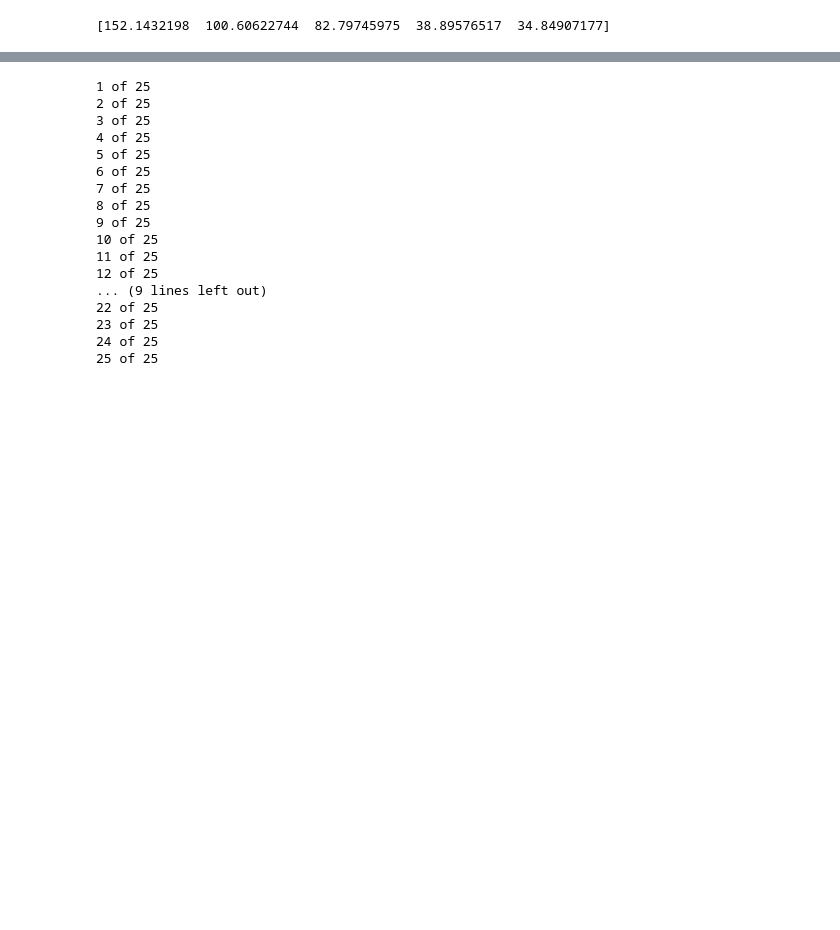
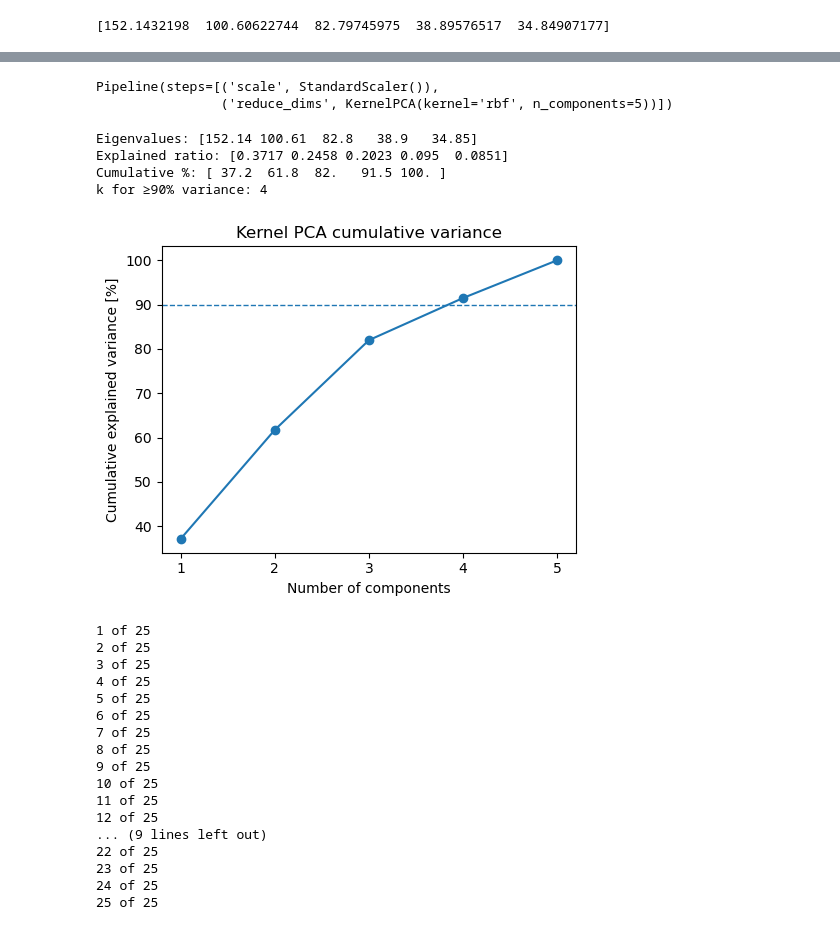
Before and after one commit to JavierLopatin/Wetland_Phenology_Python, a Jupyter notebook: 1_PCA.ipynb, the cells around one changed output, grey strips where cells are left out. Cells and saved outputs as stored; diff of their text form; code cells hidden in the pictures; blank space fills up the shorter version.

Commit message:
add cummulative kPCA variance

```diff
--- a/1_PCA.ipynb
+++ b/1_PCA.ipynb
@@ -178,0 +134,14 @@ Text(0.5, 0, 'Number of components')
+# %%
+# import datacube
+import numpy as np
+import rioxarray as rio
+import matplotlib.pyplot as plt
+import pickle, os
+#from sklearn.manifold import Isomap
+from sklearn.preprocessing import StandardScaler
+from sklearn.decomposition import PCA, KernelPCA
+from sklearn.pipeline import Pipeline
+# load pickle.dump(pipe, open("models/pipe_kernelPCA.pkl", "wb"))
+with open("/Volumes/Elements/Suisun/models/pipe_kernelPCA.pkl", "rb") as f:
+    pipe = pickle.load(f)
+print(type(pipe))
@@ -179,3 +158,46 @@ Text(0.5, 0, 'Number of components')
+# %%
+print(pipe)
+# %% [output]
+Pipeline(steps=[('scale', StandardScaler()),
+                ('reduce_dims', KernelPCA(kernel='rbf', n_components=5))])
+# %%
+# grab the fitted KernelPCA step
+kpca = pipe.named_steps['reduce_dims']
+
+# 1) eigenvalues (feature-space “variance” units)
+lam = kpca.eigenvalues_
+
+# 2) keep positive eigenvalues (KPCA can produce tiny negative ones numerically)
+lam_pos = lam[lam > 0]
+
+# 3) explained-variance ratio & cumulative percent
+ratio = lam_pos / lam_pos.sum()
+cum_pct = np.cumsum(ratio) * 100
+
+# 4) pick k for >= 90% cumulative variance
+k90 = int(np.argmax(cum_pct >= 90) + 1)
+
+print("Eigenvalues:", np.round(lam_pos, 2))
+print("Explained ratio:", np.round(ratio, 4))
+print("Cumulative %:", np.round(cum_pct, 1))
+print("k for ≥90% variance:", k90)
+
+# 5) Scree + cumulative plot
+fig, ax = plt.subplots(figsize=(5,4))
+ax.plot(range(1, len(cum_pct)+1), cum_pct, marker='o')
+ax.axhline(90, linestyle='--', linewidth=1)
+ax.set_xticks(range(1, len(cum_pct)+1))
+ax.set_xlabel("Number of components")
+ax.set_ylabel("Cumulative explained variance [%]")
+ax.set_title("Kernel PCA cumulative variance")
+plt.tight_layout()
+plt.savefig('outputs/PCA_cumulative_explained_variance.png', dpi=300)
+# %% [output]
+Eigenvalues: [152.14 100.61  82.8   38.9   34.85]
+Explained ratio: [0.3717 0.2458 0.2023 0.095  0.0851]
+Cumulative %: [ 37.2  61.8  82.   91.5 100. ]
+k for ≥90% variance: 4
+[figure, added]
 # %%
 # transform the encoded data to a 3D array
 # template with the xarray shape
```
Also changed, not shown: parts of 9 cells of this notebook, 12 other files.
